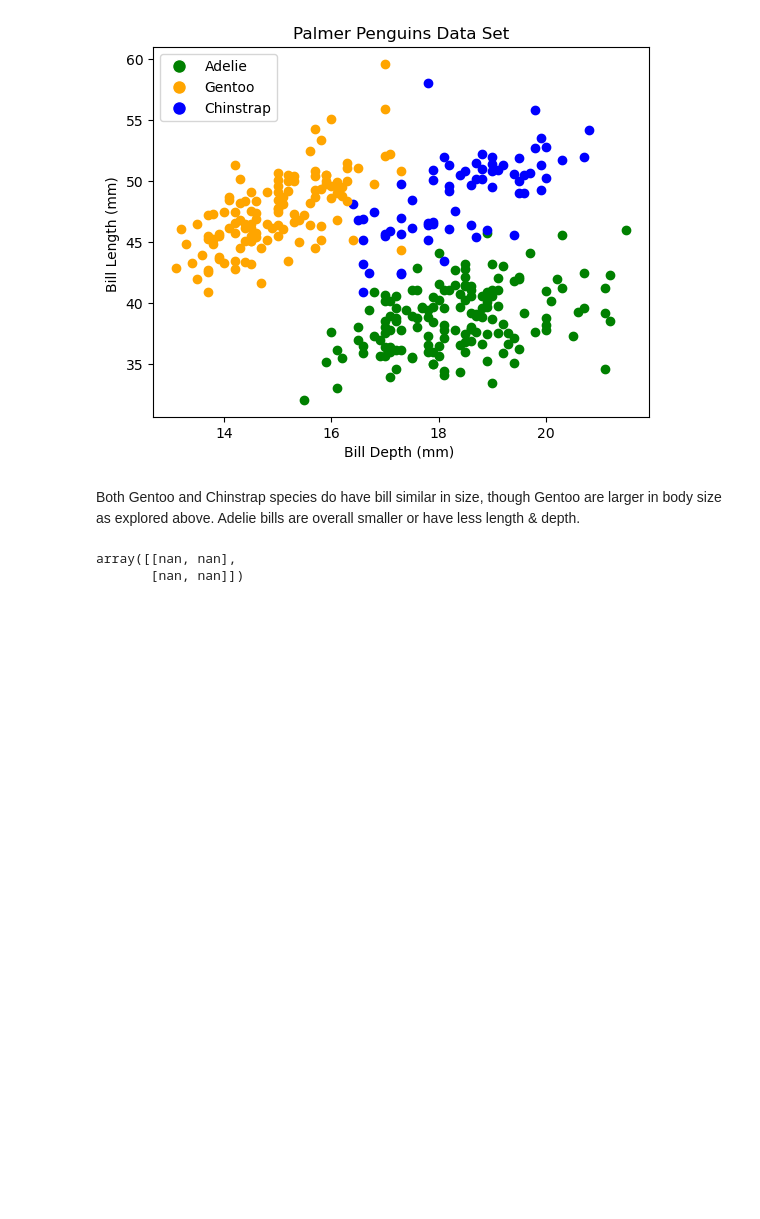
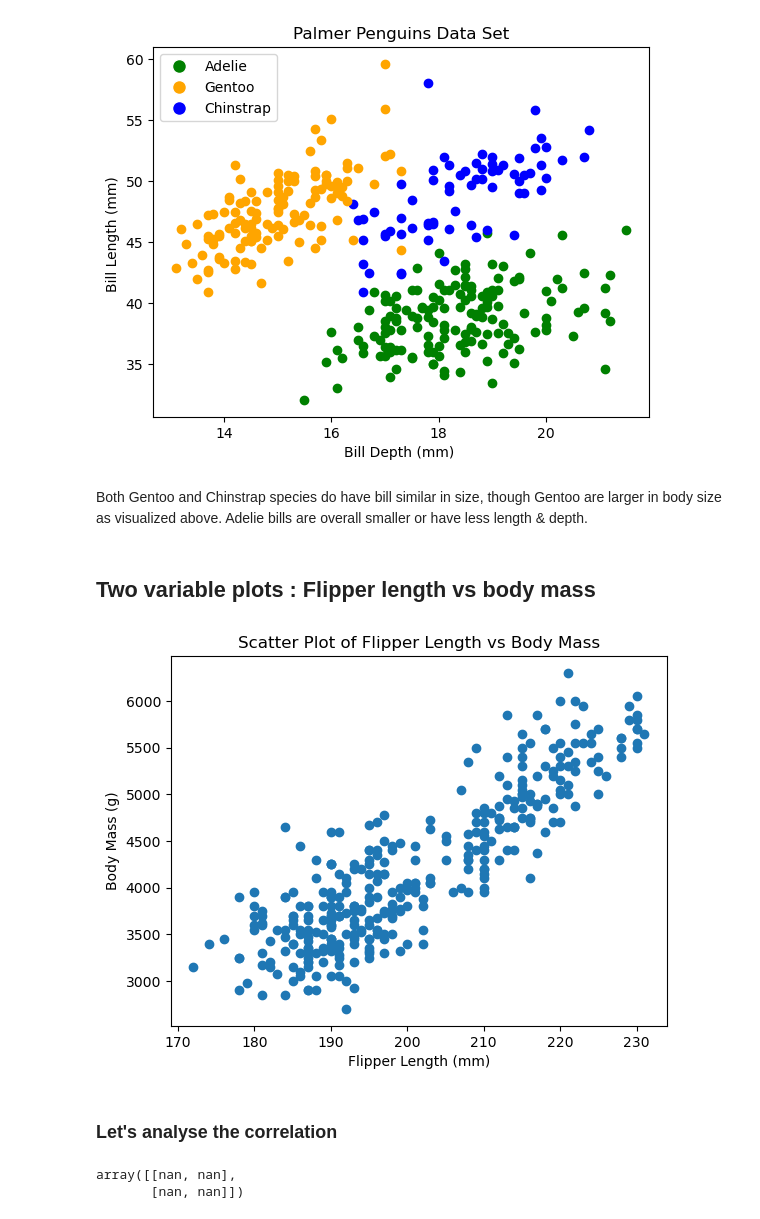
Before and after one commit to MattiDoubleU/Principles-of-Data-Analytics-Project, a Jupyter notebook: penguins.ipynb, the cells around one changed output. Drawn from its saved outputs; the diff is of its cells as text; code cells hidden in the pictures; blank space fills up the shorter version.

```diff
--- a/penguins.ipynb
+++ b/penguins.ipynb
@@ -309,10 +338,10 @@ array([18.7, 17.4, 18. ,  nan, 19.3, 20.6, 17.8, 19.6, 18.1, 20.2, 17.1,
 # %%
-# Get the bill depth.
-bdepth = df['bill_depth_mm']
+# Get the body mass in gram.
+bmass = df['body_mass_g'].to_numpy()
 
 # Show.
-print(bdepth)
+print(bmass)
 
 # Type.
-print(type(bdepth))
+print(type(bmass))
 # %% [output]
@@ -416,6 +453,18 @@ ax.set_title('Palmer Penguins Data Set')
 Text(0.5, 1.0, 'Palmer Penguins Data Set')
 [figure]
 # %% [markdown]
-Both Gentoo and Chinstrap species do have bill similar in size, though Gentoo are larger in body size as explored above. Adelie bills are overall smaller or have less length & depth.
+Both Gentoo and Chinstrap species do have bill similar in size, though Gentoo are larger in body size as visualized above. Adelie bills are overall smaller or have less length & depth.
+# %% [markdown]
+## Two variable plots : Flipper length vs body mass
+# %%
+plt.scatter(flen, bmass)
+plt.xlabel('Flipper Length (mm)')
+plt.ylabel('Body Mass (g)')
+plt.title('Scatter Plot of Flipper Length vs Body Mass')
+plt.show()
+# %% [output]
+[figure, added]
+# %% [markdown]
+### Let's analyse the correlation
 # %%
 # Measure the correlation
```
Also changed, not shown: parts of 12 cells of this notebook.
